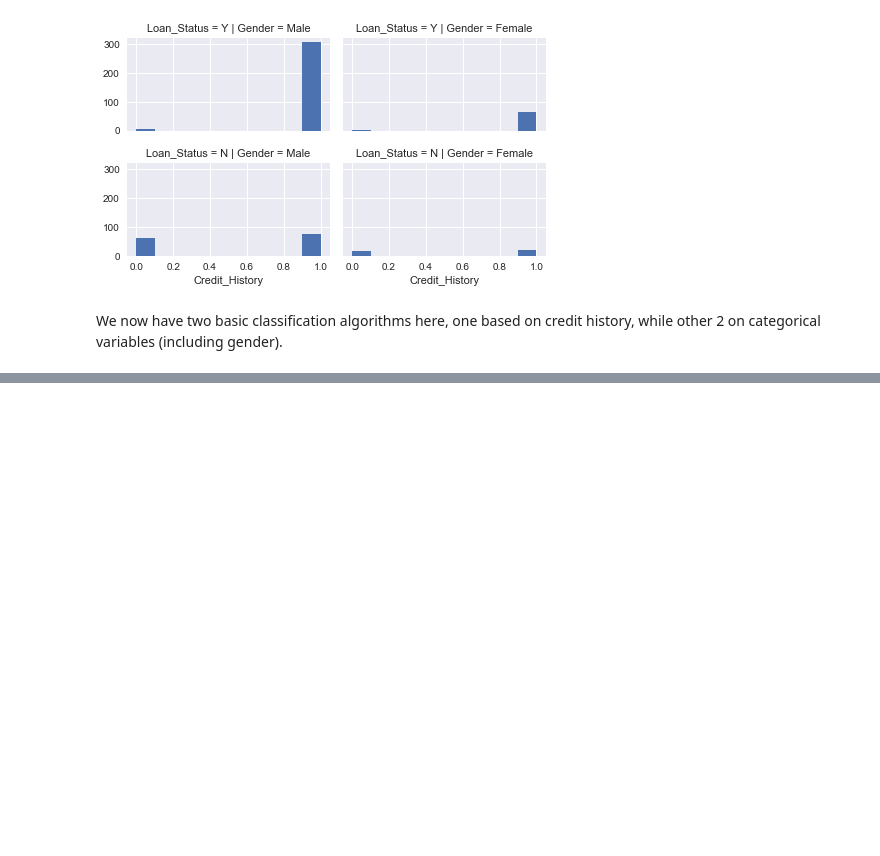
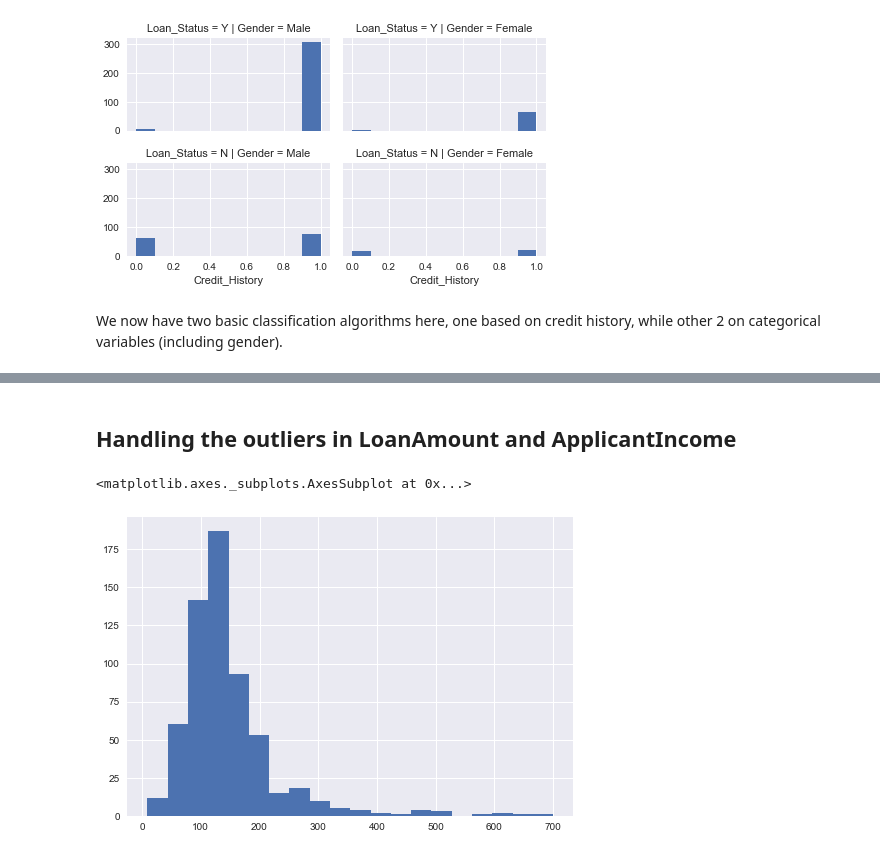
Before and after one commit to Prashant-mahajan/Loan-Prediction, a Jupyter notebook: Loan_Prediction.ipynb, the cells around one changed output, grey strips where cells are left out. Saved outputs shown, nothing was run; the diff lists cells and outputs as text; code cells hidden in the pictures; blank space fills up the shorter version.

```diff
--- a/Loan_Prediction.ipynb
+++ b/Loan_Prediction.ipynb
@@ -114,0 +159,2 @@ We now have two basic classification algorithms here, one based on credit histor
+# %%
+table = df.pivot_table(values='LoanAmount', index='Self_Employed', columns='Education', aggfunc=np.median)
@@ -114,0 +166,7 @@ We now have two basic classification algorithms here, one based on credit histor
+# %%
+# Define function to return value of this pivot_table
+def fage(x):
+    return table.loc[x['Self_Employed'],x['Education']]
+
+# Replace missing values
+df['LoanAmount'].fillna(df[df['LoanAmount'].isnull()].apply(fage, axis=1), inplace=True)
@@ -114,0 +190,7 @@ We now have two basic classification algorithms here, one based on credit histor
+# %% [markdown]
+## Handling the outliers in LoanAmount and ApplicantIncome
+# %%
+df['LoanAmount'].hist(bins=20)
+# %% [output]
+<matplotlib.axes._subplots.AxesSubplot at 0x...>
+[figure, added]
```
Also changed, not shown: parts of 18 cells of this notebook.
